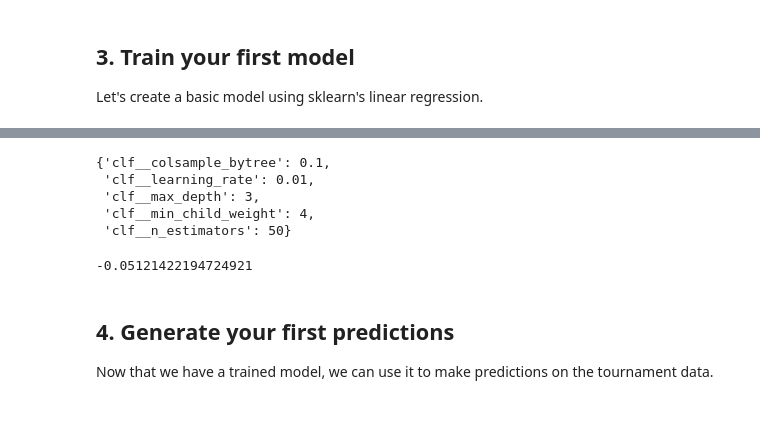
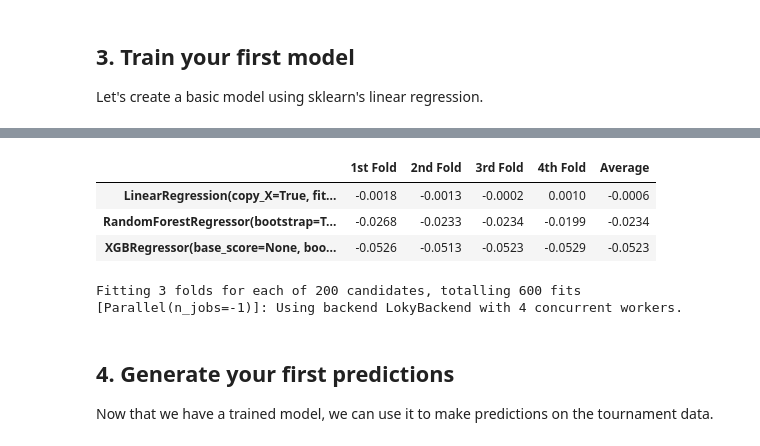
Before and after one commit to Jroc561/Numerai-Research, a Jupyter notebook: numerai.ipynb, the cells around one changed output, grey strips where cells are left out. Saved outputs shown, nothing was run; the diff lists cells and outputs as text; code cells hidden in the pictures; blank space fills up the shorter version.

```diff
--- a/numerai.ipynb
+++ b/numerai.ipynb
@@ -85,18 +84,3 @@ X = training_features
 y = training_data['target']
 
 X_train, X_val, y_train, y_val = train_test_split(X, y, train_size=0.25 ,random_state=11)
-# %%
-xgb = xgb.XGBRegressor() #estimator
-
-parameters = {
-    'clf__n_estimators': [50, 100],
-    'clf__learning_rate': [0.01, 0.3],
-    'clf__max_depth': range(3, 10),
-    'clf__colsample_bytree': [i/10.0 for i in range(1, 3)],
-    'clf__min_child_weight': [4],
-}
-# %%
-model = GridSearchCV(xgb, parameters, n_jobs=-1, verbose=1)
-# %%
-# create a model and fit the training data (~30 sec to run)
-model.fit(X_train, y_train)
@@ -132,12 +86,0 @@ GridSearchCV(cv=None, error_score=nan,
-# %%
-model.best_params_
-# %% [output]
-{'clf__colsample_bytree': 0.1,
- 'clf__learning_rate': 0.01,
- 'clf__max_depth': 3,
- 'clf__min_child_weight': 4,
- 'clf__n_estimators': 50}
-# %%
-model.best_score_
-# %% [output]
--0.05121422194724921
@@ -143,0 +114,25 @@ model.best_score_
+# %%
+# Create the models to be tested
+mlr_reg = LinearRegression()
+rf_reg = RandomForestRegressor(random_state=42)
+xgb_reg = xgb_regressor = xgb.XGBRegressor(random_state=42)
+
+# Put the models in a list to be used for Cross-Validation
+models = [mlr_reg, rf_reg, xgb_reg]
+
+# Run the Cross-Validation comparison with the models used in this analysis
+comp, maes, mses, r2s, accs = cv_comparison(models, X_train, y_train, 4)
+comp
+# %%
+# Create DataFrame for all R^2s
+r2_comp = pd.DataFrame(r2s, index=comp.columns, columns=['1st Fold', '2nd Fold', '3rd Fold',
+                                                         '4th Fold'])
+
+# Add a column for the averages
+r2_comp['Average'] = np.round(r2_comp.mean(axis=1),4)
+r2_comp
+# %% [output]
+|  | 1st Fold | 2nd Fold | 3rd Fold | 4th Fold | Average |
+| LinearRegression(copy_X=True, fit... | -0.0018 | -0.0013 | -0.0002 | 0.0010 | -0.0006 |
+| RandomForestRegressor(bootstrap=T... | -0.0268 | -0.0233 | -0.0234 | -0.0199 | -0.0234 |
+| XGBRegressor(base_score=None, boo... | -0.0526 | -0.0513 | -0.0523 | -0.0529 | -0.0523 |
@@ -143,0 +173,17 @@ model.best_score_
+# %%
+# Create the model to be tuned
+rf_base = RandomForestRegressor()
+
+# Create the random search Random Forest
+rf_random = RandomizedSearchCV(estimator = rf_base, param_distributions = rf_grid,
+                               n_iter = 200, cv = 3, verbose = 2, random_state = 42,
+                               n_jobs = -1)
+
+# Fit the random search model
+rf_random.fit(X_train, y_train)
+
+# View the best parameters from the random search
+rf_random.best_params_
+# %% [output]
+Fitting 3 folds for each of 200 candidates, totalling 600 fits
+[Parallel(n_jobs=-1)]: Using backend LokyBackend with 4 concurrent workers.
```
Also changed, not shown: parts of 9 cells of this notebook.
